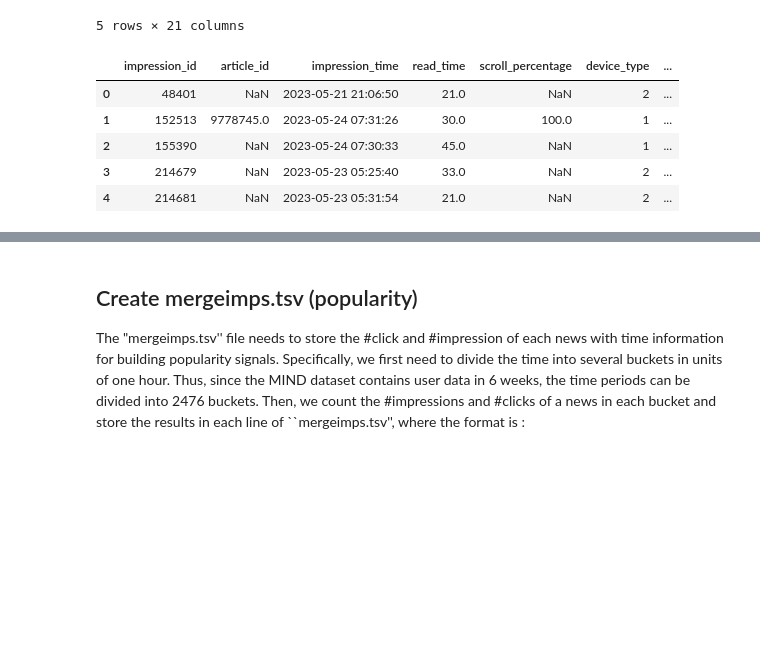
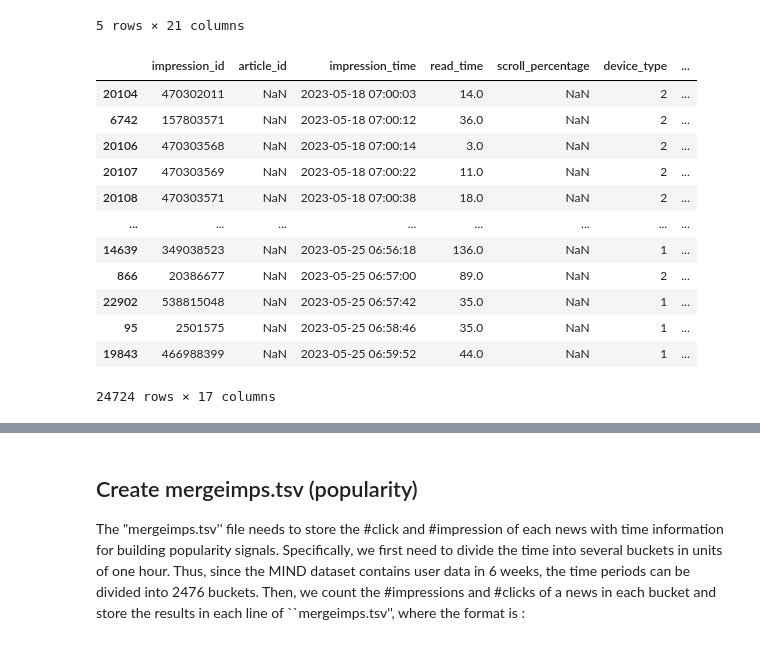
Before and after one commit to IvoBrink/RecSys-PP-Rec, a Jupyter notebook: data/Challenge/ebnerd_original/reformat_data.ipynb, the cells around one changed output, grey strips where cells are left out. Drawn from its saved outputs; the diff is of its cells as text; code cells hidden in the pictures; blank space fills up the shorter version.

```diff
--- a/data/Challenge/ebnerd_original/reformat_data.ipynb
+++ b/data/Challenge/ebnerd_original/reformat_data.ipynb
@@ -20,14 +20,21 @@ articles.head()
 | 4 | 3193383 | Skød svigersøn gennem babydyne | 44-årig kvinde tiltalt for drab p... | 2023-06-29 06:22:57 | False | En 44-årig mormor blev i dag frem... | 2003-09-15 15:30:00 | None | ... |
 5 rows × 21 columns
 # %%
-behaviors.head()
+behaviors.sort_values('impression_time')
 # %% [output]
 |  | impression_id | article_id | impression_time | read_time | scroll_percentage | device_type | ... |
-| 0 | 48401 | NaN | 2023-05-21 21:06:50 | 21.0 | NaN | 2 | ... |
-| 1 | 152513 | 9778745.0 | 2023-05-24 07:31:26 | 30.0 | 100.0 | 1 | ... |
-| 2 | 155390 | NaN | 2023-05-24 07:30:33 | 45.0 | NaN | 1 | ... |
-| 3 | 214679 | NaN | 2023-05-23 05:25:40 | 33.0 | NaN | 2 | ... |
-| 4 | 214681 | NaN | 2023-05-23 05:31:54 | 21.0 | NaN | 2 | ... |
+| 20104 | 470302011 | NaN | 2023-05-18 07:00:03 | 14.0 | NaN | 2 | ... |
+| 6742 | 157803571 | NaN | 2023-05-18 07:00:12 | 36.0 | NaN | 2 | ... |
+| 20106 | 470303568 | NaN | 2023-05-18 07:00:14 | 3.0 | NaN | 2 | ... |
+| 20107 | 470303569 | NaN | 2023-05-18 07:00:22 | 11.0 | NaN | 2 | ... |
+| 20108 | 470303571 | NaN | 2023-05-18 07:00:38 | 18.0 | NaN | 2 | ... |
+| ... | ... | ... | ... | ... | ... | ... | ... |
+| 14639 | 349038523 | NaN | 2023-05-25 06:56:18 | 136.0 | NaN | 1 | ... |
+| 866 | 20386677 | NaN | 2023-05-25 06:57:00 | 89.0 | NaN | 2 | ... |
+| 22902 | 538815048 | NaN | 2023-05-25 06:57:42 | 35.0 | NaN | 1 | ... |
+| 95 | 2501575 | NaN | 2023-05-25 06:58:46 | 35.0 | NaN | 1 | ... |
+| 19843 | 466988399 | NaN | 2023-05-25 06:59:52 | 44.0 | NaN | 1 | ... |
+24724 rows × 17 columns
 # %%
 history.head()
 # %% [output]
```
Also changed, not shown: parts of 4 cells of this notebook, 7 other files.
